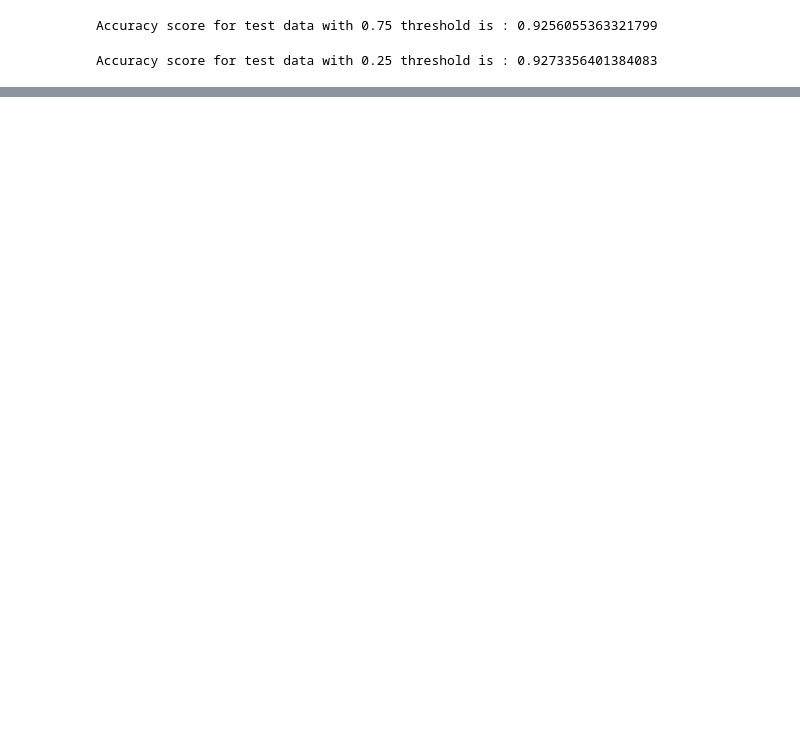
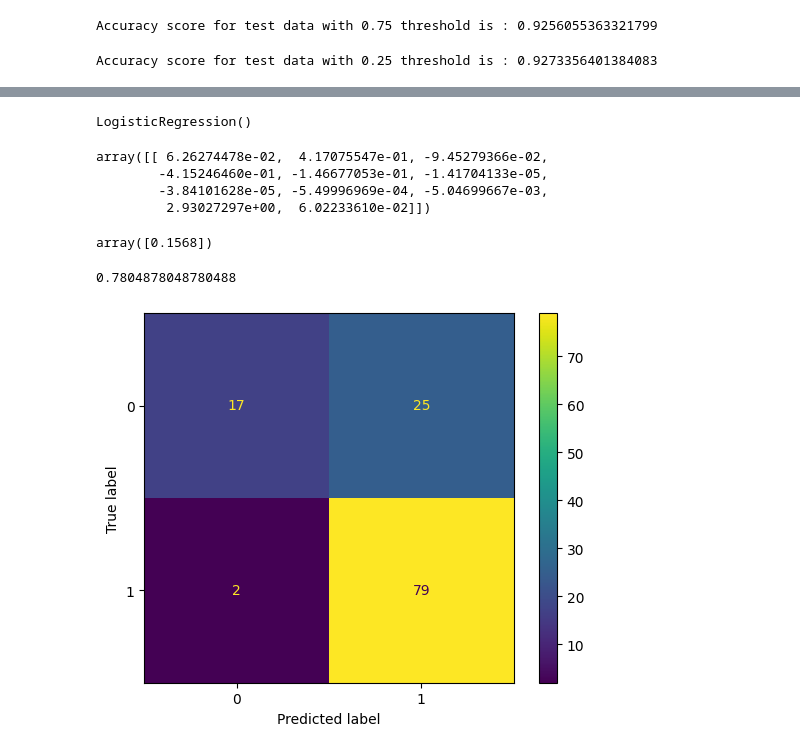
Before and after one commit to Ishankoradia/ML-Concepts-and-Algorithms, a Jupyter notebook: Logistic Regression.ipynb, the cells around one changed output, grey strips where cells are left out. Saved outputs shown, nothing was run; the diff lists cells and outputs as text; code cells hidden in the pictures; blank space fills up the shorter version.

```diff
--- a/Logistic Regression.ipynb
+++ b/Logistic Regression.ipynb
@@ -844,0 +1290,2 @@ from sklearn.metrics import accuracy_score
+# %%
+X_train, X_test, y_train, y_test = train_test_split(X, y, test_size=0.2, random_state=123)
@@ -844,0 +1305,34 @@ from sklearn.metrics import accuracy_score
+# %%
+lr = LogisticRegression()
+# %%
+lr.fit(X_train, y_train)
+# %% [output]
+LogisticRegression()
+# %%
+lr.coef_
+# %% [output]
+array([[ 6.26274478e-02,  4.17075547e-01, -9.45279366e-02,
+        -4.15246460e-01, -1.46677053e-01, -1.41704133e-05,
+        -3.84101628e-05, -5.49996969e-04, -5.04699667e-03,
+         2.93027297e+00,  6.02233610e-02]])
+# %%
+lr.intercept_
+# %% [output]
+array([0.1568])
+# %%
+y_preds_test = lr.predict(X_test)
+# %%
+### Accuracy score
+
+accuracy_score(y_test, y_preds_test)
+# %% [output]
+0.7804878048780488
+# %%
+### Confusion matrix
+
+# cm_lr = confusion_matrix(y_test, y_preds_test)
+# print(cm_lr)
+ConfusionMatrixDisplay.from_predictions(y_test, y_preds_test)
+plt.show()
+# %% [output]
+[figure, added]
```
Also changed, not shown: parts of 90 cells of this notebook.
